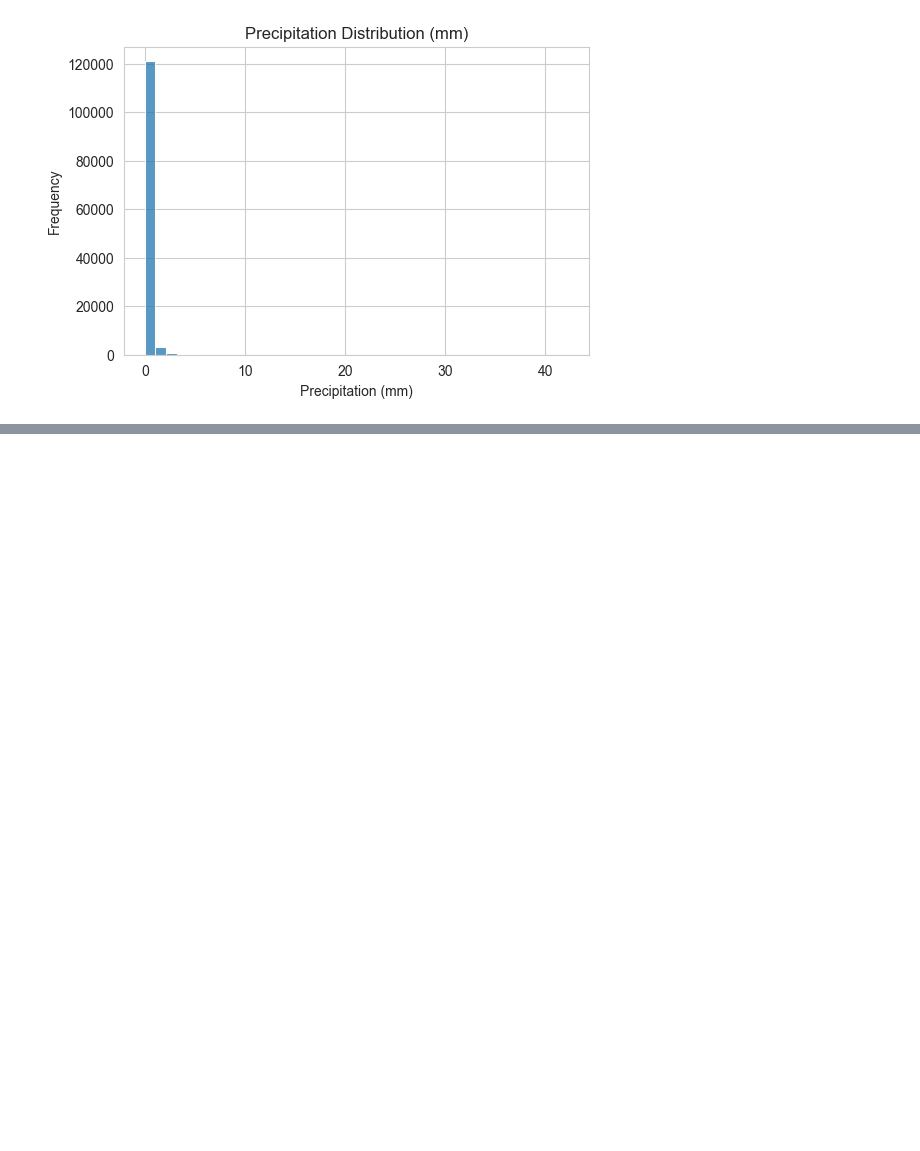
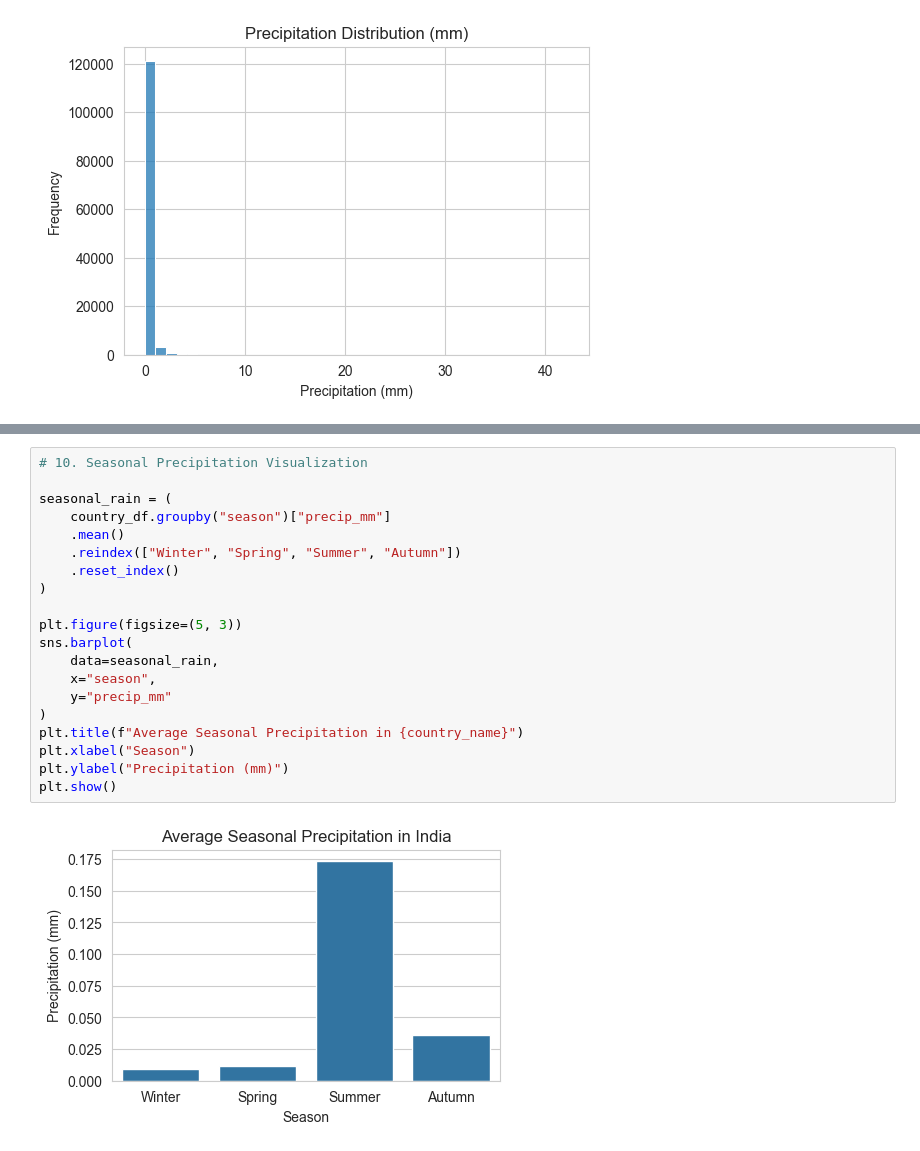
Before and after one commit to kerthana-M/ClimateScope, a Jupyter notebook: notebooks/01_data_preparation.ipynb, the cells around one changed output, grey strips where cells are left out. Drawn from its saved outputs; the diff is of its cells as text; blank space fills up the shorter version.

```diff
--- a/notebooks/01_data_preparation.ipynb
+++ b/notebooks/01_data_preparation.ipynb
@@ -158,0 +216,22 @@ plt.show()
+# %%
+# 10. Seasonal Precipitation Visualization
+
+seasonal_rain = (
+    country_df.groupby("season")["precip_mm"]
+    .mean()
+    .reindex(["Winter", "Spring", "Summer", "Autumn"])
+    .reset_index()
+)
+
+plt.figure(figsize=(5, 3))
+sns.barplot(
+    data=seasonal_rain,
+    x="season",
+    y="precip_mm"
+)
+plt.title(f"Average Seasonal Precipitation in {country_name}")
+plt.xlabel("Season")
+plt.ylabel("Precipitation (mm)")
+plt.show()
+# %% [output]
+[figure, added]
```
Also changed, not shown: parts of 8 cells of this notebook, 4 other files.
